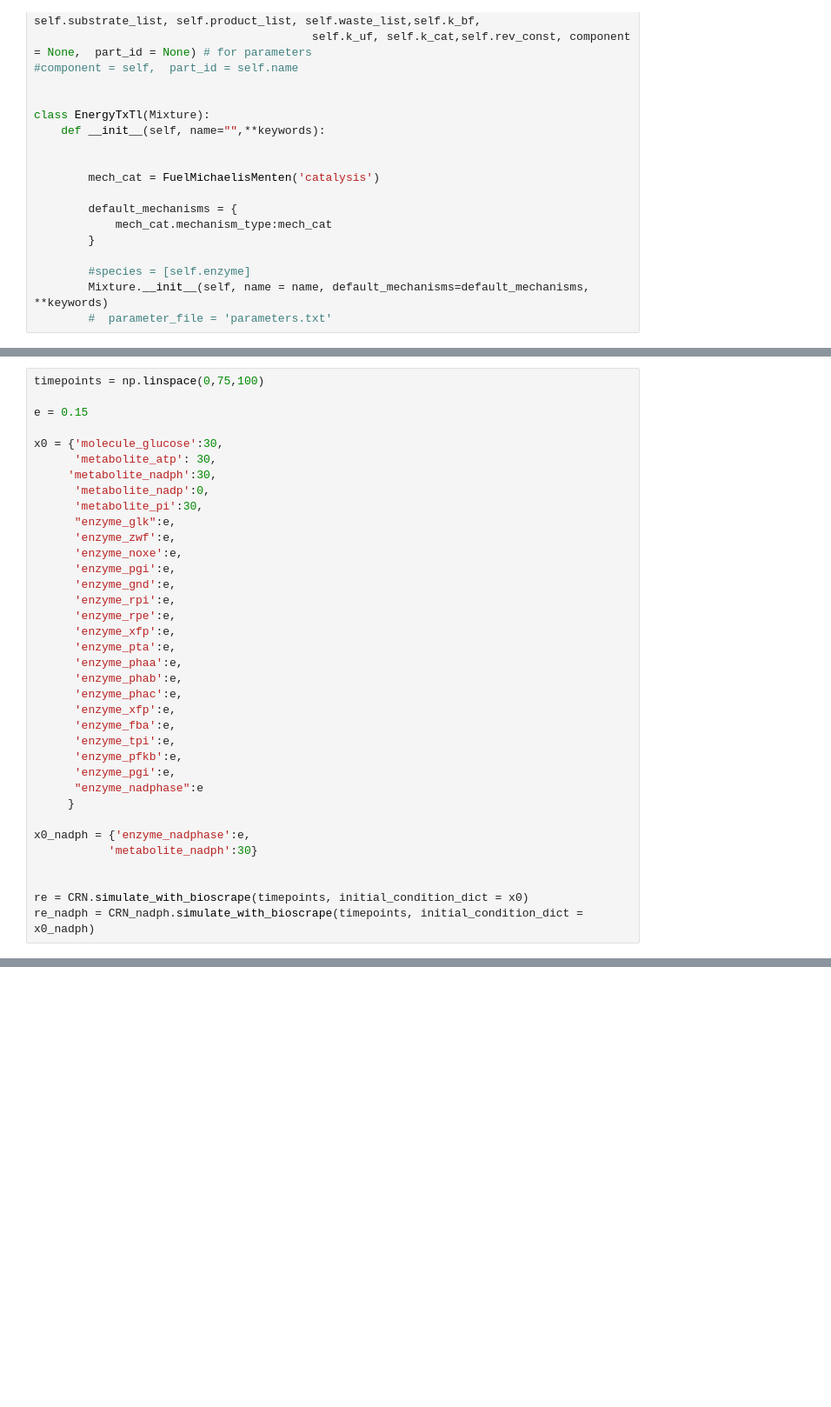
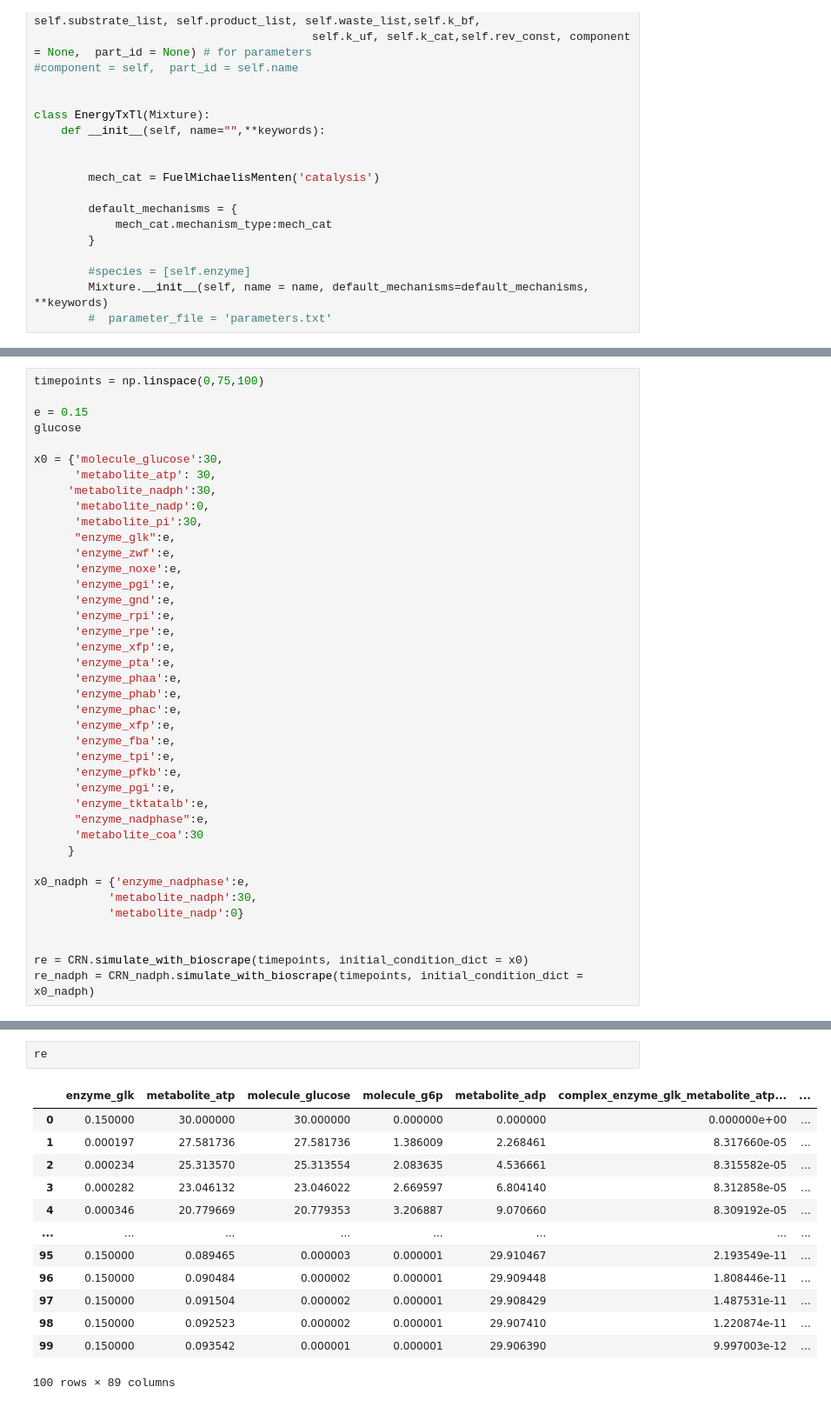
Before and after one commit to AnkitaRoychoudhury/ug_murray, a Jupyter notebook: code/exploratory/20200716_nadphregen_1.ipynb, the cells around one changed output, grey strips where cells are left out. Shown at 87% size. Drawn from its saved outputs; the diff is of its cells as text; blank space fills up the shorter version.

```diff
--- a/code/exploratory/20200716_nadphregen_1.ipynb
+++ b/code/exploratory/20200716_nadphregen_1.ipynb
@@ -292,6 +320,7 @@ CRN_nadph = myMixture_nadph.compile_crn()
 timepoints = np.linspace(0,75,100)
 
 e = 0.15
+glucose
 
 x0 = {'molecule_glucose':30,
       'metabolite_atp': 30,
@@ -315,11 +344,14 @@ x0 = {'molecule_glucose':30,
       'enzyme_tpi':e,
       'enzyme_pfkb':e,
       'enzyme_pgi':e,
-      "enzyme_nadphase":e
+      'enzyme_tktatalb':e,
+      "enzyme_nadphase":e,
+      'metabolite_coa':30
      }
 
 x0_nadph = {'enzyme_nadphase':e,
-           'metabolite_nadph':30}
+           'metabolite_nadph':30,
+           'metabolite_nadp':0}
 
 
 re = CRN.simulate_with_bioscrape(timepoints, initial_condition_dict = x0)
@@ -345,0 +394,16 @@ bokeh.io.show(row(p, p1))
+# %%
+re
+# %% [output]
+|  | enzyme_glk | metabolite_atp | molecule_glucose | molecule_g6p | metabolite_adp | complex_enzyme_glk_metabolite_atp... | ... |
+| 0 | 0.150000 | 30.000000 | 30.000000 | 0.000000 | 0.000000 | 0.000000e+00 | ... |
+| 1 | 0.000197 | 27.581736 | 27.581736 | 1.386009 | 2.268461 | 8.317660e-05 | ... |
+| 2 | 0.000234 | 25.313570 | 25.313554 | 2.083635 | 4.536661 | 8.315582e-05 | ... |
+| 3 | 0.000282 | 23.046132 | 23.046022 | 2.669597 | 6.804140 | 8.312858e-05 | ... |
+| 4 | 0.000346 | 20.779669 | 20.779353 | 3.206887 | 9.070660 | 8.309192e-05 | ... |
+| ... | ... | ... | ... | ... | ... | ... | ... |
+| 95 | 0.150000 | 0.089465 | 0.000003 | 0.000001 | 29.910467 | 2.193549e-11 | ... |
+| 96 | 0.150000 | 0.090484 | 0.000002 | 0.000001 | 29.909448 | 1.808446e-11 | ... |
+| 97 | 0.150000 | 0.091504 | 0.000002 | 0.000001 | 29.908429 | 1.487531e-11 | ... |
+| 98 | 0.150000 | 0.092523 | 0.000002 | 0.000001 | 29.907410 | 1.220874e-11 | ... |
+| 99 | 0.150000 | 0.093542 | 0.000001 | 0.000001 | 29.906390 | 9.997003e-12 | ... |
+100 rows × 89 columns
```
Also changed, not shown: parts of 4 cells of this notebook, 1 other file.
